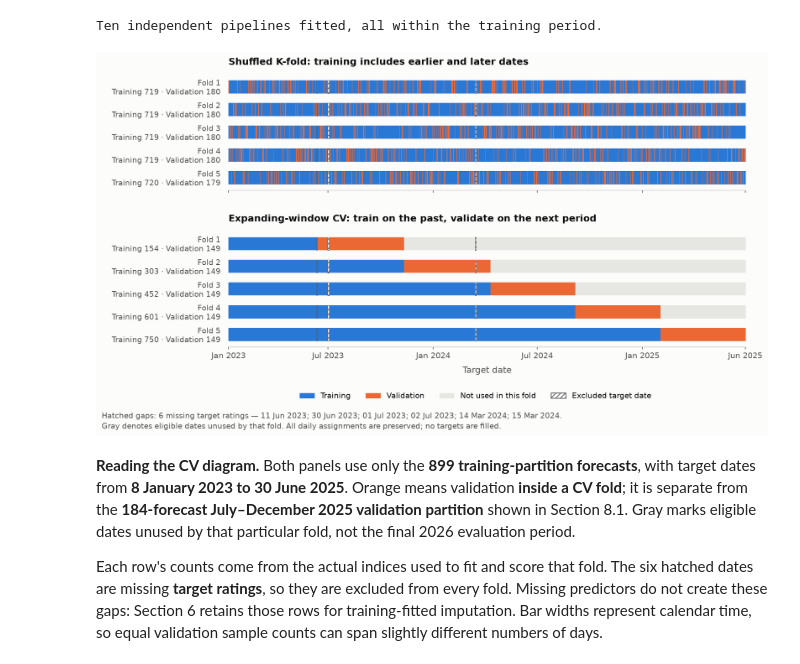
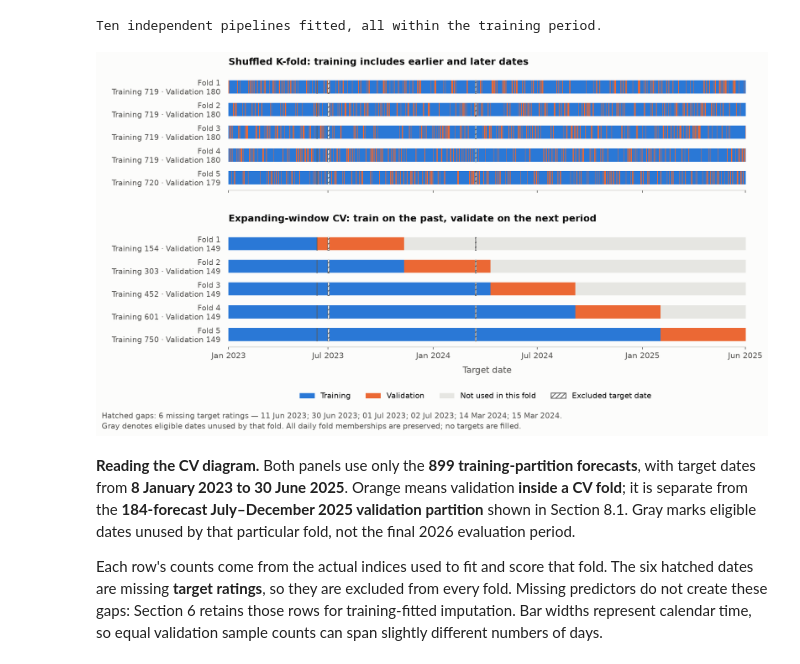
Before and after one commit to Mariomsoliman/Anxiety-Lifestyle-habits-Capstone, a Jupyter notebook: My anaxiety analysis/anxiety_pipeline.ipynb, the cells around one changed output. Saved outputs shown, nothing was run; the diff lists cells and outputs as text; code cells hidden in the pictures.

```diff
--- a/My anaxiety analysis/anxiety_pipeline.ipynb
+++ b/My anaxiety analysis/anxiety_pipeline.ipynb
@@ -2087,7 +2087,7 @@ excluded_dates = plot_calendar.difference(plot_targets)
 assert clean["anxiety_level"].reindex(excluded_dates).isna().all()
 assert len(plot_calendar) == len(X_train) + len(excluded_dates)
 
-# Merge only adjacent calendar cells with identical assignments. This removes
+# Merge only adjacent calendar cells with identical fold memberships. This removes
 # drawing seams without aggregating dates or changing any fold membership.
 def calendar_runs(states, selected_state):
     boundaries = np.r_[0, np.flatnonzero(np.diff(states) != 0) + 1, len(states)]
@@ -2127,35 +2127,35 @@ for ax, (scheme, folds), title in zip(axes, cv_splits.items(), panel_titles):
     ax.set_title(title, fontsize=12, pad=12)
     ax.tick_params(axis="y", labelsize=9.5, length=0, pad=10)
     ax.tick_params(axis="x", labelsize=10, length=3)
     ax.grid(False)
     ax.spines["left"].set_visible(False)
     ax.spines["top"].set_visible(False)
     ax.spines["right"].set_visible(False)
 
 axes[-1].xaxis_date()
 half_year_ticks = pd.date_range(plot_calendar[0].normalize().replace(day=1),
                                plot_calendar[-1], freq="MS")
 half_year_ticks = half_year_ticks[(half_year_ticks.month.isin([1, 7]))
                                  & (half_year_ticks > plot_calendar[0])]
 date_ticks = pd.DatetimeIndex([plot_calendar[0], *half_year_ticks, plot_calendar[-1]])
 axes[-1].set_xticks(mdates.date2num(date_ticks), date_ticks.strftime("%b %Y"))
 axes[-1].set_xlabel("Target date", fontsize=11, labelpad=8)
 fig.legend(handles=[Patch(facecolor=BLUE, label="Training"),
                     Patch(facecolor=ORANGE, label="Validation"),
                     Patch(facecolor=not_used_color, label="Not used in this fold"),
                     Patch(facecolor="white", edgecolor="#595959", hatch="////", label="Excluded target date")],
            loc="lower center", bbox_to_anchor=(0.58, 0.075), ncol=4, fontsize=9.5)
 excluded_label = "; ".join(day.strftime("%d %b %Y") for day in excluded_dates)
 fig.text(0.02, 0.045,
          f"Hatched gaps: {len(excluded_dates)} missing target ratings — {excluded_label}.",
          fontsize=9.5, color=INK_2)
 fig.text(0.02, 0.018,
-         "Gray denotes eligible dates unused by that fold. All daily assignments are preserved; no targets are filled.",
+         "Gray denotes eligible dates unused by that fold. All daily fold memberships are preserved; no targets are filled.",
          fontsize=9.5, color=INK_2)
 fig.subplots_adjust(left=0.21, right=0.985, top=0.94, bottom=0.23, hspace=0.35)
 plt.show()
 # %% [output]
-[figure, old version]
+[figure, new version]
 # %% [markdown]
 **Reading the CV diagram.** Both panels use only the **899 training-partition forecasts**, with target dates from **8 January 2023 to 30 June 2025**. Orange means validation **inside a CV fold**; it is separate from the **184-forecast July–December 2025 validation partition** shown in Section 8.1. Gray marks eligible dates unused by that particular fold, not the final 2026 evaluation period.
 
```
Also changed, not shown: 1 other file.
